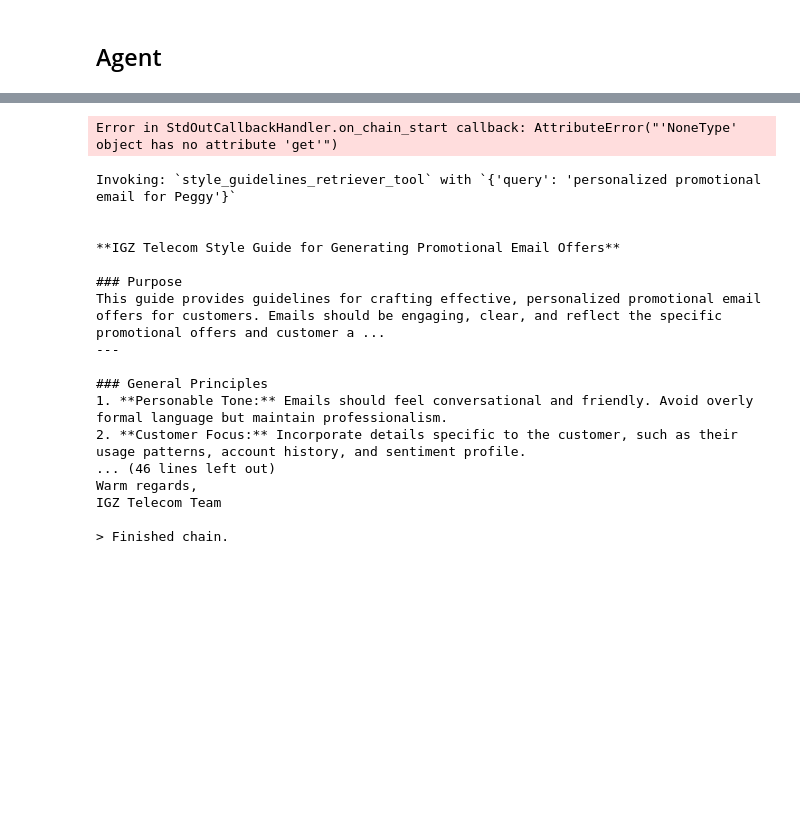
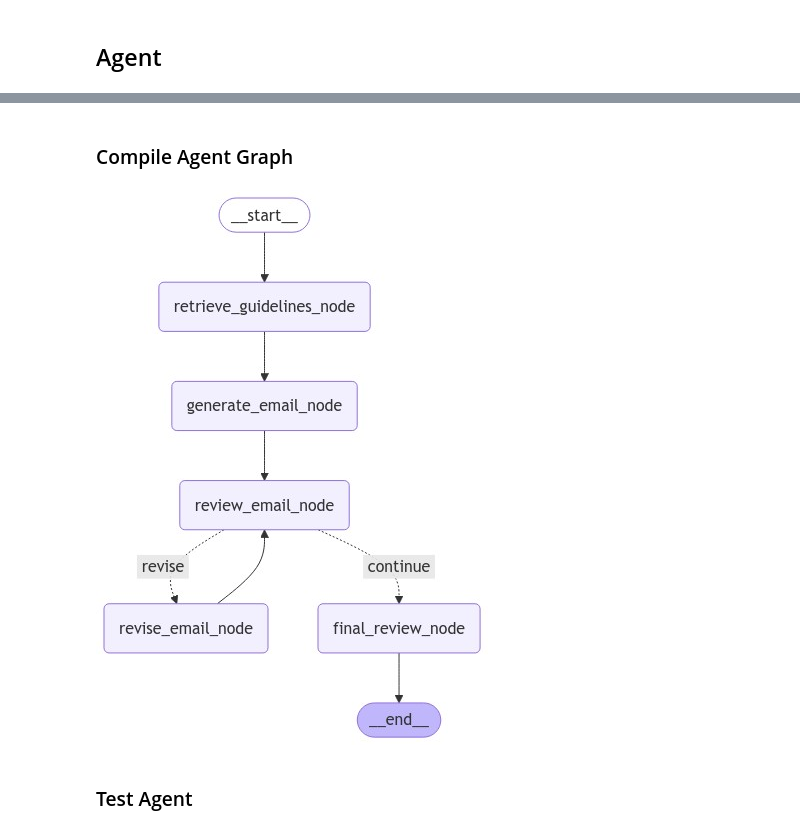
Before and after one commit to igz-us-sales/churn-agents-webinar, a Jupyter notebook: 03_offer_generation_agent.ipynb, the cells around one changed output, grey strips where cells are left out. Drawn from its saved outputs; the diff is of its cells as text; code cells hidden in the pictures; blank space fills up the shorter version.

```diff
--- a/03_offer_generation_agent.ipynb
+++ b/03_offer_generation_agent.ipynb
@@ -213,0 +47,14 @@ def customer_simulation_tool(generated_email: str):
+# %%
+text_splitter = MarkdownHeaderTextSplitter(
+    headers_to_split_on=[
+        ("#", "Header 1"),
+        ("##", "Header 2"),
+        ("###", "Header 3"),
+    ],
+    strip_headers=False
+)
+texts = text_splitter.split_text(Path("data/compliance_guidelines_kb.md").read_text())
+# %%
+embeddings = OpenAIEmbeddings()
+compliance_guidelines_db = Chroma.from_documents(texts, embeddings, collection_name="compliance_guidelines")
+compliance_guidelines_retriever = compliance_guidelines_db.as_retriever(k=3)
@@ -282,0 +236,6 @@ agent = AgentExecutor(
+# %%
+def should_revise(state: OverallState):
+    if state.num_revisions > 0 and (state.customer_feedback_revision_required or state.compliance_revision_required):
+        return "revise"
+    else:
+        return "continue"
@@ -283 +349,36 @@ agent = AgentExecutor(
+# %% [markdown]
+### Compile Agent Graph
+# %%
+builder = StateGraph(OverallState)
+builder.add_node("retrieve_guidelines_node", retrieve_guidelines_node)
+builder.add_node("generate_email_node", generate_email_node)
+builder.add_node("review_email_node", review_email_node)
+builder.add_node("revise_email_node", revise_email_node)
+builder.add_node("final_review_node", final_review_node)
+
+builder.add_edge(START, "retrieve_guidelines_node")
+builder.add_edge("retrieve_guidelines_node", "generate_email_node")
+builder.add_edge("generate_email_node", "review_email_node")
+builder.add_edge("revise_email_node", "review_email_node")
+builder.add_edge("final_review_node", END)
+
+builder.add_conditional_edges(
+    "review_email_node",
+    should_revise,
+    {"revise" : "revise_email_node", "continue" : "final_review_node"}
+)
+
+graph = builder.compile()
+
+from IPython.display import Image, display
+
+try:
+    display(Image(graph.get_graph().draw_mermaid_png()))
+except Exception:
+    # This requires some extra dependencies and is optional
+    pass
+# %% [output]
+[figure, added]
+# %% [markdown]
+### Test Agent
 # %%
@@ -333,23 +434,0 @@ customer_insight_report = {
-# %%
-email = agent.invoke(
-    input={"input" : "Write a promotional email for Peggy"},
-)
-# %% [output]
-Error in StdOutCallbackHandler.on_chain_start callback: AttributeError("'NoneType' object has no attribute 'get'")
-Invoking: `style_guidelines_retriever_tool` with `{'query': 'personalized promotional email for Peggy'}`
-
-
-**IGZ Telecom Style Guide for Generating Promotional Email Offers**
-
-### Purpose
-This guide provides guidelines for crafting effective, personalized promotional email offers for customers. Emails should be engaging, clear, and reflect the specific promotional offers and customer a ...
----
-
-### General Principles
-1. **Personable Tone:** Emails should feel conversational and friendly. Avoid overly formal language but maintain professionalism.
-2. **Customer Focus:** Incorporate details specific to the customer, such as their usage patterns, account history, and sentiment profile.
-... (46 lines left out)
-Warm regards,
-IGZ Telecom Team
-
-> Finished chain.
```
Also changed, not shown: parts of 44 cells of this notebook, 15 other files.
